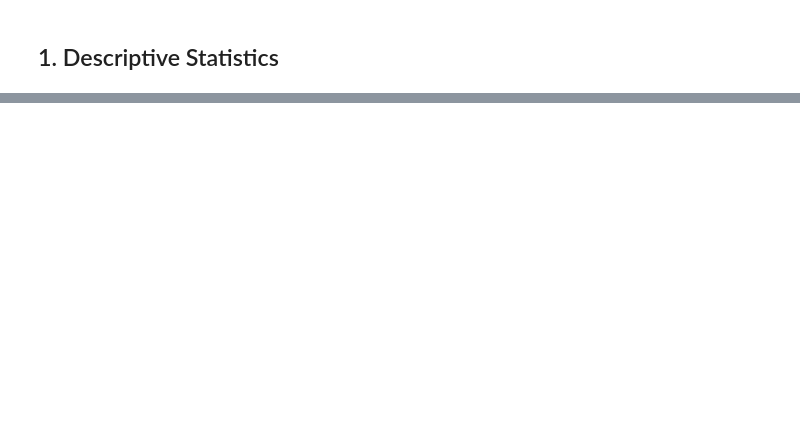
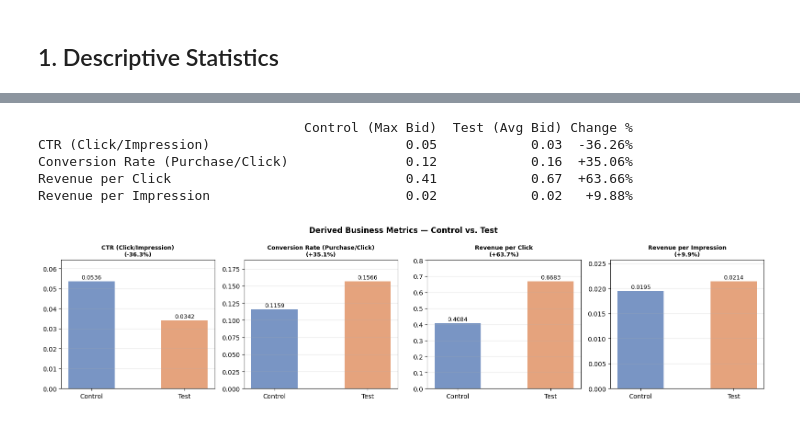
Before and after one commit to brkuzn/A-B-Test, a Jupyter notebook: ab_test_improved.ipynb, the cells around one changed output, grey strips where cells are left out. Drawn from its saved outputs; the diff is of its cells as text; code cells hidden in the pictures; blank space fills up the shorter version.

```diff
--- a/ab_test_improved.ipynb
+++ b/ab_test_improved.ipynb
@@ -145,0 +135,48 @@ for var in variables:
+# %%
+def derived_metrics(df):
+    return pd.Series({
+        'CTR (Click/Impression)':         (df['Click'] / df['Impression']).mean(),
+        'Conversion Rate (Purchase/Click)': (df['Purchase'] / df['Click']).mean(),
+        'Revenue per Click':               (df['Earning'] / df['Click']).mean(),
+        'Revenue per Impression':          (df['Earning'] / df['Impression']).mean(),
+    })
+
+metrics = pd.DataFrame({
+    'Control (Max Bid)': derived_metrics(df_control),
+    'Test (Avg Bid)':    derived_metrics(df_test),
+})
+metrics['Change %'] = (
+    (metrics['Test (Avg Bid)'] - metrics['Control (Max Bid)'])
+    / metrics['Control (Max Bid)'] * 100
+).map('{:+.2f}%'.format)
+
+print(metrics.to_string())
+
+# Visual
+fig, axes = plt.subplots(1, 4, figsize=(16, 4))
+metric_labels = metrics.index.tolist()
+
+for i, (metric, ax) in enumerate(zip(metric_labels, axes)):
+    vals = [metrics.loc[metric, 'Control (Max Bid)'],
+            metrics.loc[metric, 'Test (Avg Bid)']]
+    bars = ax.bar(['Control', 'Test'], vals,
+                  color=[CONTROL_COLOR, TEST_COLOR], alpha=0.75, width=0.5)
+    for bar, val in zip(bars, vals):
+        ax.text(bar.get_x() + bar.get_width()/2, bar.get_height() * 1.01,
+                f'{val:.4f}', ha='center', va='bottom', fontsize=9)
+    chg = float(metrics.loc[metric, 'Change %'].replace('%',''))
+    ax.set_title(f'{metric}\n({chg:+.1f}%)', fontsize=9, fontweight='bold')
+    ax.set_ylim(0, max(vals) * 1.2)
+    ax.grid(axis='y', alpha=0.3)
+
+plt.suptitle('Derived Business Metrics — Control vs. Test', fontsize=12, fontweight='bold')
+plt.tight_layout()
+plt.savefig('ab_derived_metrics.png', dpi=150, bbox_inches='tight')
+plt.show()
+# %% [output]
+                                  Control (Max Bid)  Test (Avg Bid) Change %
+CTR (Click/Impression)                         0.05            0.03  -36.26%
+Conversion Rate (Purchase/Click)               0.12            0.16  +35.06%
+Revenue per Click                              0.41            0.67  +63.66%
+Revenue per Impression                         0.02            0.02   +9.88%
+[figure, added]
```
Also changed, not shown: parts of 20 cells of this notebook, 4 other files.
